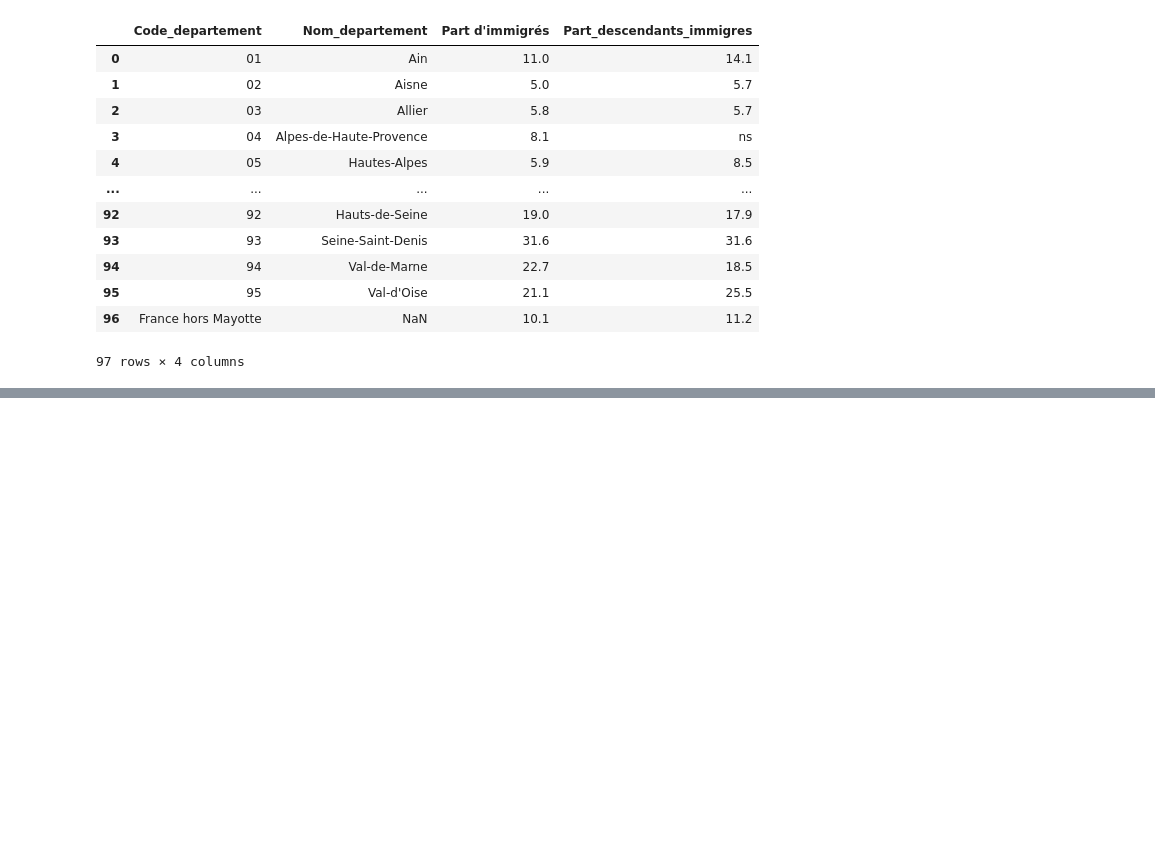
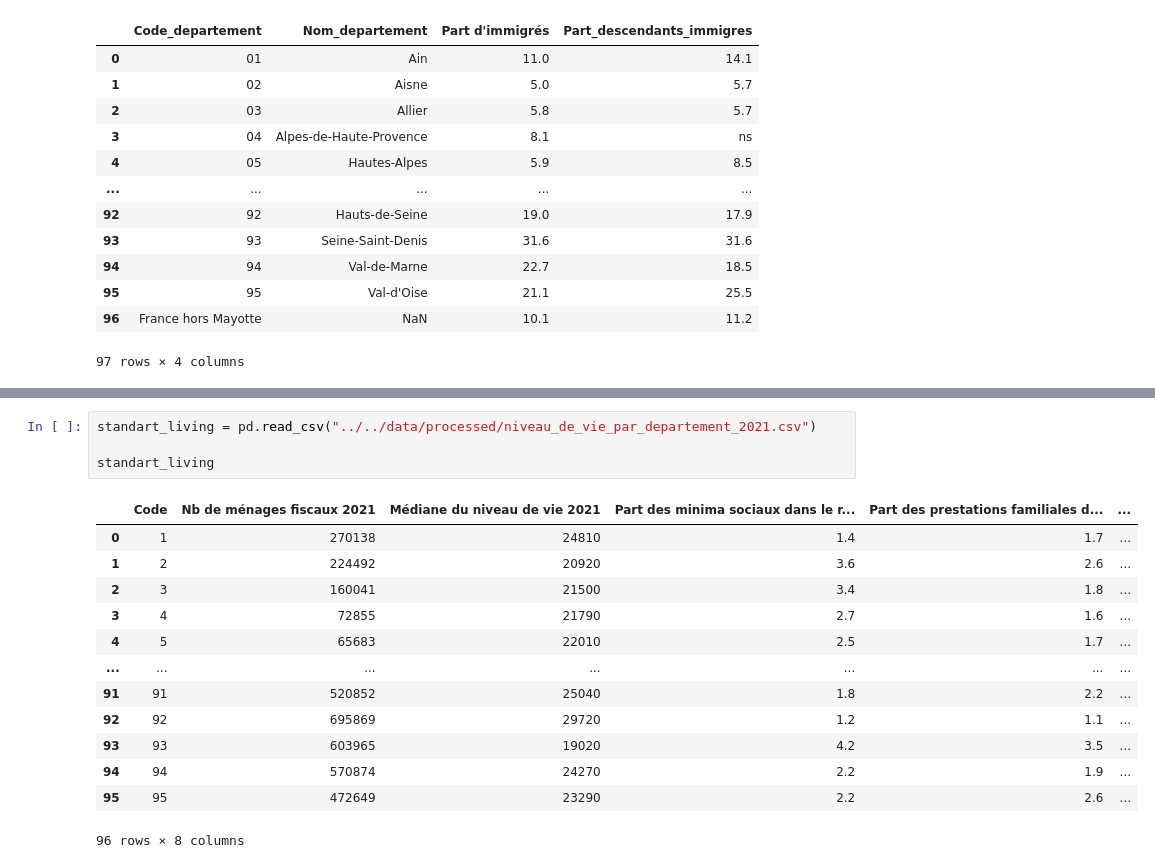
Before and after one commit to the-ark-of-noah/mspr, a Jupyter notebook: notebooks/explonatory/view.ipynb, the cells around one changed output, grey strips where cells are left out. Cells and saved outputs as stored; diff of their text form; blank space fills up the shorter version.

Commit message:
clean 2021_niveau_de_vie

```diff
--- a/notebooks/explonatory/view.ipynb
+++ b/notebooks/explonatory/view.ipynb
@@ -91,0 +110,18 @@ immigres_deptmt_processed
+# %%
+standart_living = pd.read_csv("../../data/processed/niveau_de_vie_par_departement_2021.csv")
+
+standart_living
+# %% [output]
+|  | Code | Nb de ménages fiscaux 2021 | Médiane du niveau de vie 2021 | Part des minima sociaux dans le r... | Part des prestations familiales d... | ... |
+| 0 | 1 | 270138 | 24810 | 1.4 | 1.7 | ... |
+| 1 | 2 | 224492 | 20920 | 3.6 | 2.6 | ... |
+| 2 | 3 | 160041 | 21500 | 3.4 | 1.8 | ... |
+| 3 | 4 | 72855 | 21790 | 2.7 | 1.6 | ... |
+| 4 | 5 | 65683 | 22010 | 2.5 | 1.7 | ... |
+| ... | ... | ... | ... | ... | ... | ... |
+| 91 | 91 | 520852 | 25040 | 1.8 | 2.2 | ... |
+| 92 | 92 | 695869 | 29720 | 1.2 | 1.1 | ... |
+| 93 | 93 | 603965 | 19020 | 4.2 | 3.5 | ... |
+| 94 | 94 | 570874 | 24270 | 2.2 | 1.9 | ... |
+| 95 | 95 | 472649 | 23290 | 2.2 | 2.6 | ... |
+96 rows × 8 columns
```
Also changed, not shown: parts of 1 cell of this notebook, 3 other files.
